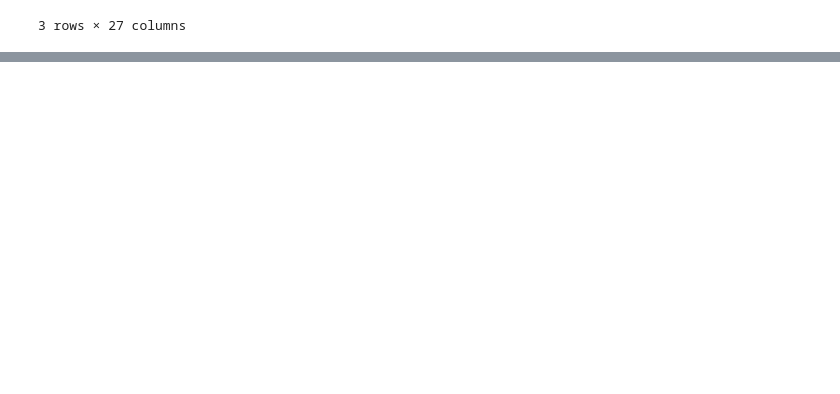
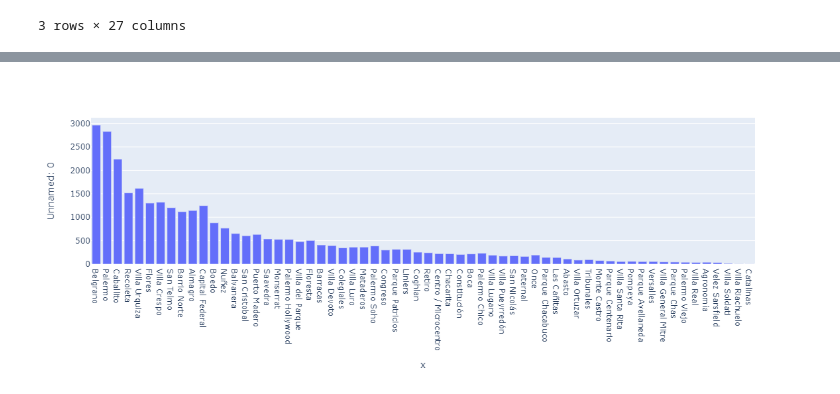
Before and after one commit to giustipatricio/grupo4-1120_ed_13, a Jupyter notebook: M2.ipynb, the cells around one changed output, grey strips where cells are left out. Drawn from its saved outputs; the diff is of its cells as text; code cells hidden in the pictures; blank space fills up the shorter version.

```diff
--- a/M2.ipynb
+++ b/M2.ipynb
@@ -484,0 +489,6 @@ data.head(3)
+# %%
+data_2 = data[data['surface_total_in_m2_clean'] > 0]
+
+data_2['price_usd_en_m2'] = data_2['price_aprox_usd']/ data_2['surface_total_in_m2_clean']
+
+print(data_2.shape,data.shape )
@@ -493,0 +504,4 @@ data_price_usd_m2_clean.head(3)
+# %%
+maskcapital = data_2.state_name == "Capital Federal"
+group_capital = data_2[maskcapital].groupby(['place_name_clean']).count().sort_values('price_per_m2', ascending=False)
+group_capital
@@ -493,0 +523,5 @@ data_price_usd_m2_clean.head(3)
+# %%
+fig = px.bar(group_capital, x=group_capital.index, y='Unnamed: 0')
+fig.show()
+# %% [output]
+[figure, added]
```
Also changed, not shown: parts of 10 cells of this notebook.
